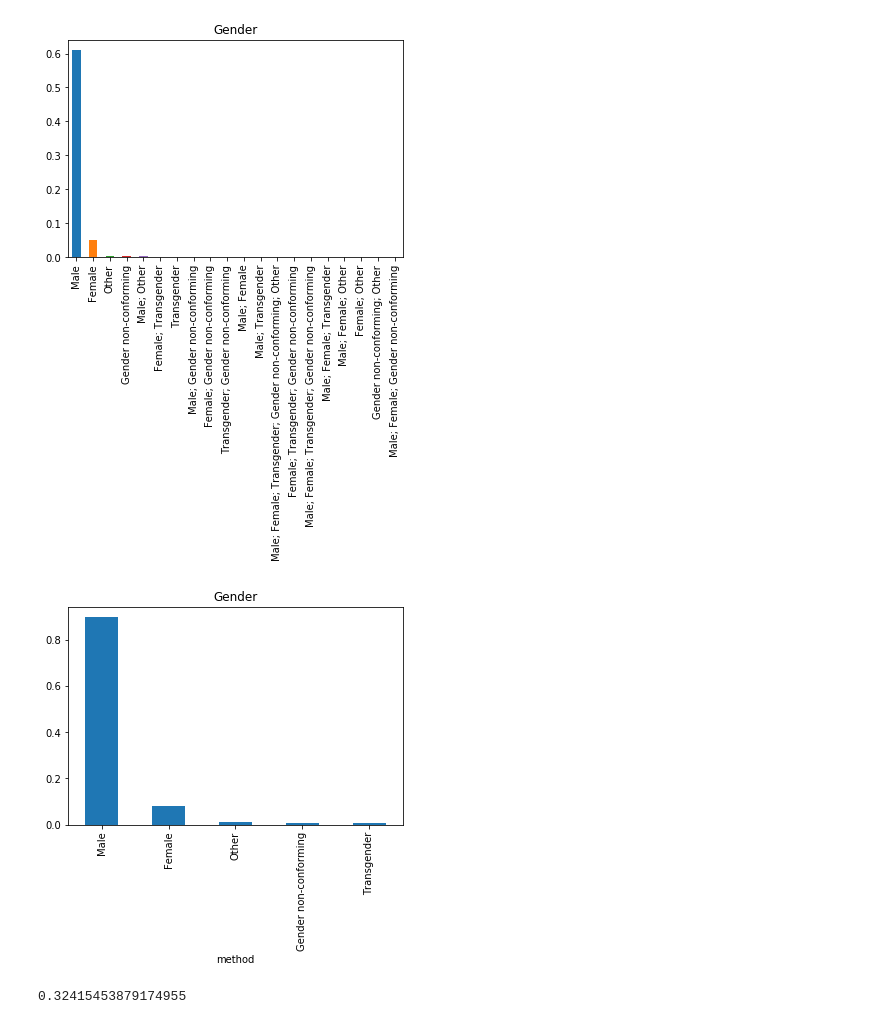
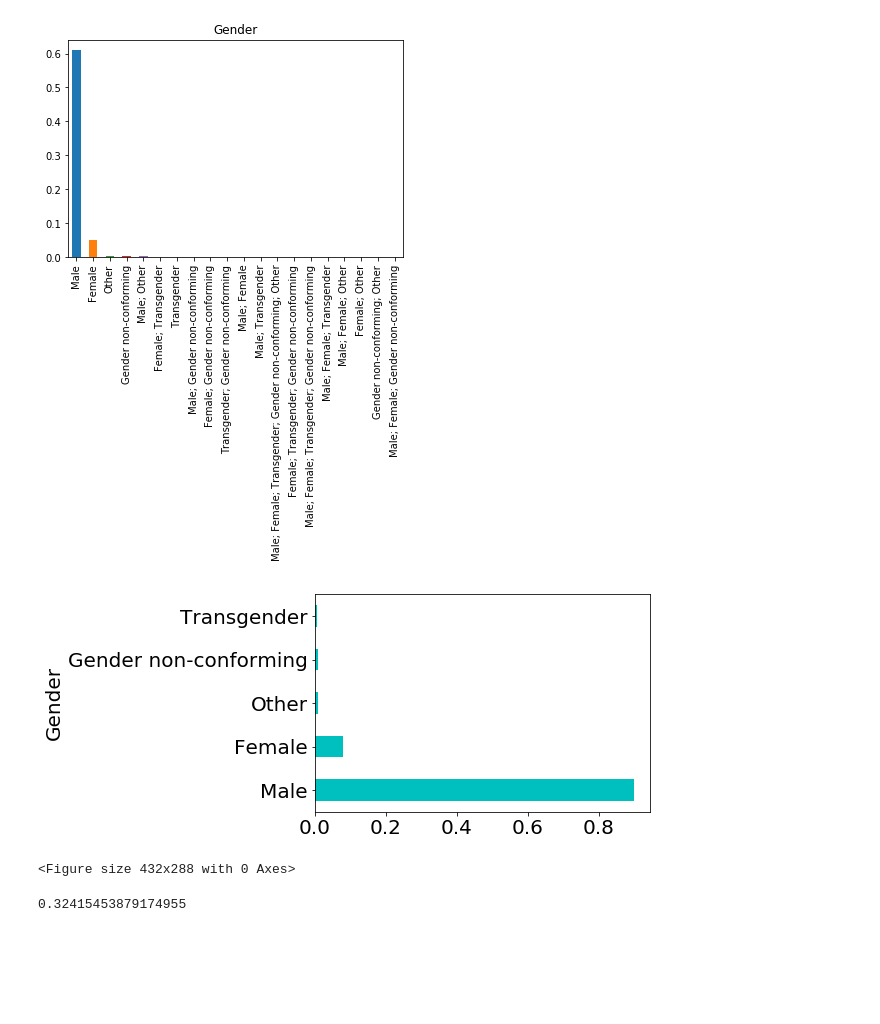
Before and after one commit to raahula/Stack-Overflow-data-2017_Survey, a Jupyter notebook: Analysis.ipynb, the cells around one changed output. Saved outputs shown, nothing was run; the diff lists cells and outputs as text; code cells hidden in the pictures; blank space fills up the shorter version.

```diff
--- a/Analysis.ipynb
+++ b/Analysis.ipynb
@@ -55,0 +118,17 @@ def plots(df, title, xaxis, yaxis, kind, rot):
+# %%
+fig, ax = plt.subplots(figsize=(30,10))
+sns.lineplot(x=dff.index, y= dff['Percentage of Respondents'], color='c')
+
+    #plt.title(title);
+ax.tick_params(rotation = (90), labelsize = 12, axis='x')
+ax.tick_params(labelsize = 20, axis='y')
+    #plt.grid(b=None, which='major', axis='both')
+    #ax.set_xlabel(xaxis)
+#ax.set_ylabel(yaxis)
+#plt.rcParams.update({'font.size': 20})
+    #fig.suptitle(title)
+plt.rcParams['axes.xmargin'] = 0;
+ax.grid(b=True, which='major', color='w', linewidth=1.0)
+ax.grid(b=True, which='major', color='w', linewidth=0.5)
+sns.set_style('darkgrid')
+plt.savefig('Country', bbox_inches='tight', pad_inches=0.5);
@@ -149,33 +282,35 @@ def total_count(df, col1, col2, look_for):
 # %%
 possible_vals = ["Male", "Female", "Transgender", "Gender non-conforming", "Other"]
 
-def clean_and_plot(df, title='Gender', plot=True):
+def clean_and_plot(df, title, plot=True):
     '''
     INPUT
         df - a dataframe holding the CousinEducation column
         title - string the title of your plot
         axis - axis object
         plot - bool providing whether or not you want a plot back
 
     OUTPUT
         study_df - a dataframe with the count of how many individuals
         Displays a plot of pretty things related to the CousinEducation column.
     '''
-    study = df['Gender'].value_counts().reset_index()
-    study.rename(columns={'index': 'method', 'Gender': 'count'}, inplace=True)
-    study_df = total_count(study, 'method', 'count', possible_vals)
+    study = df[title].value_counts().reset_index()
+    study.rename(columns={'index': title, title: 'count'}, inplace=True)
+    study_df = total_count(study, title, 'count', possible_vals)
 
-    study_df.set_index('method', inplace=True)
+    study_df.set_index(title, inplace=True)
     if plot:
-        (study_df/study_df.sum()).plot(kind='bar', legend=None);
-        plt.title(title);
+        (study_df/study_df.sum()).plot(kind='barh',color='c', legend=None);
+        #plt.title(title);
         plt.show()
+        plt.savefig(title, bbox_inches='tight', pad_inches=0.5);
     props_study_df = study_df/study_df.sum()
     return props_study_df
 
-props_df = clean_and_plot(df)
+props_df = clean_and_plot(df, 'Gender')
 # %% [output]
-[figure, old version]
+[figure, new version]
+<Figure size 432x288 with 0 Axes>
 # %%
 df['JobSatisfaction'].isnull().mean() # missing values
 # %% [output]
```
Also changed, not shown: parts of 33 cells of this notebook.
